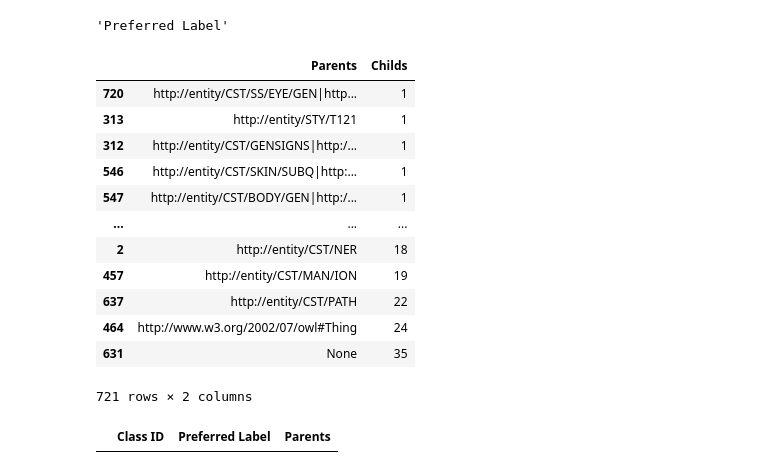
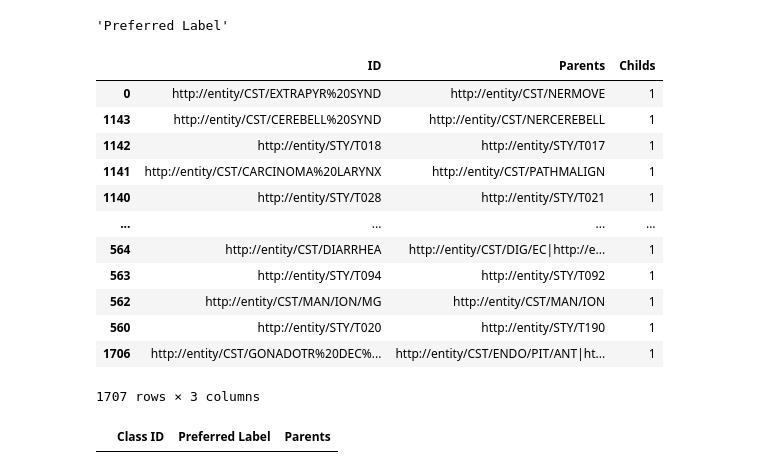
Before and after one commit to freuxy/AS_Test_API, a Jupyter notebook: exploration.ipynb, the cells around one changed output. Saved outputs shown, nothing was run; the diff lists cells and outputs as text; code cells hidden in the pictures.

```diff
--- a/exploration.ipynb
+++ b/exploration.ipynb
@@ -93,27 +151,27 @@ df.columns[1]
 'Preferred Label'
 # %%
 query=f"""
-select parents,COUNT(*) as Childs
+select ID,parents,COUNT(*) as Childs
 from df
-Group BY parents
+Group BY ID,parents
 """
 
 res=duckdb.sql(query).df().sort_values('Childs')
 res
 # %% [output]
-|  | Parents | Childs |
-| 720 | http://entity/CST/SS/EYE/GEN|http... | 1 |
-| 313 | http://entity/STY/T121 | 1 |
-| 312 | http://entity/CST/GENSIGNS|http:/... | 1 |
-| 546 | http://entity/CST/SKIN/SUBQ|http:... | 1 |
-| 547 | http://entity/CST/BODY/GEN|http:/... | 1 |
-| ... | ... | ... |
-| 2 | http://entity/CST/NER | 18 |
-| 457 | http://entity/CST/MAN/ION | 19 |
-| 637 | http://entity/CST/PATH | 22 |
-| 464 | http://www.w3.org/2002/07/owl#Thing | 24 |
-| 631 | None | 35 |
+|  | ID | Parents | Childs |
+| 0 | http://entity/CST/EXTRAPYR%20SYND | http://entity/CST/NERMOVE | 1 |
+| 1143 | http://entity/CST/CEREBELL%20SYND | http://entity/CST/NERCEREBELL | 1 |
+| 1142 | http://entity/STY/T018 | http://entity/STY/T017 | 1 |
+| 1141 | http://entity/CST/CARCINOMA%20LARYNX | http://entity/CST/PATHMALIGN | 1 |
+| 1140 | http://entity/STY/T028 | http://entity/STY/T021 | 1 |
+| ... | ... | ... | ... |
+| 564 | http://entity/CST/DIARRHEA | http://entity/CST/DIG/EC|http://e... | 1 |
+| 563 | http://entity/STY/T094 | http://entity/STY/T092 | 1 |
+| 562 | http://entity/CST/MAN/ION/MG | http://entity/CST/MAN/ION | 1 |
+| 560 | http://entity/STY/T020 | http://entity/STY/T190 | 1 |
+| 1706 | http://entity/CST/GONADOTR%20DEC%... | http://entity/CST/ENDO/PIT/ANT|ht... | 1 |
-721 rows × 2 columns
+1707 rows × 3 columns
 # %%
 id=df[df['Parents']==None]
 id
```
Also changed, not shown: parts of 13 cells of this notebook, 2 other files.
